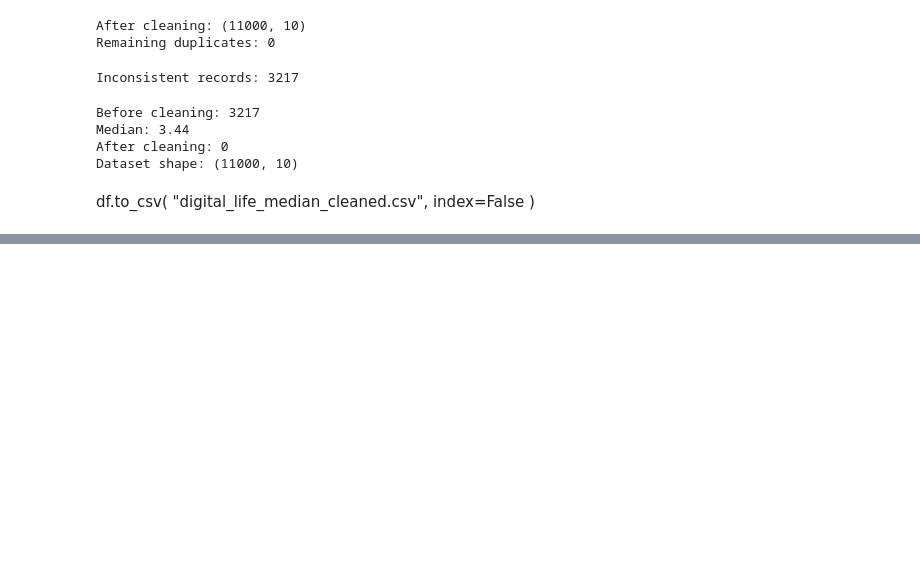
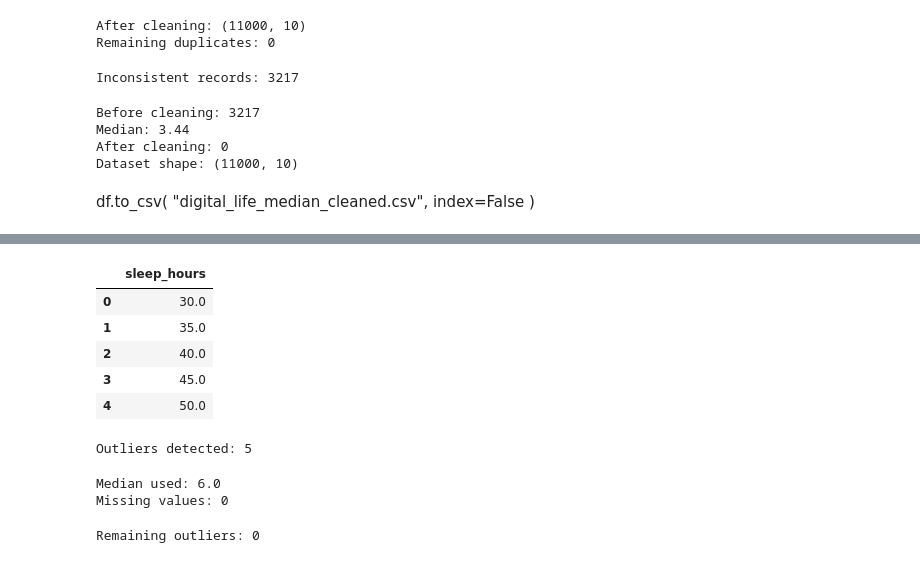
Before and after one commit to VaniGupta290307/digital-life-habits, a Jupyter notebook: Digital_life_habbit/data/digital_life_analysis.ipynb, the cells around one changed output, grey strips where cells are left out. Saved outputs shown, nothing was run; the diff lists cells and outputs as text; code cells hidden in the pictures; blank space fills up the shorter version.

```diff
--- a/Digital_life_habbit/data/digital_life_analysis.ipynb
+++ b/Digital_life_habbit/data/digital_life_analysis.ipynb
@@ -375,0 +411,61 @@ df.to_csv(
+# %%
+df_outlier = df.copy()
+
+# Introduce 5 extreme sleep-duration values
+df_outlier.loc[df_outlier.index[:5], "sleep_hours"] = [
+    30, 35, 40, 45, 50
+]
+
+display(df_outlier[["sleep_hours"]].head())
+# %% [output]
+|  | sleep_hours |
+| 0 | 30.0 |
+| 1 | 35.0 |
+| 2 | 40.0 |
+| 3 | 45.0 |
+| 4 | 50.0 |
+# %%
+Q1 = df_outlier["sleep_hours"].quantile(0.25)
+Q3 = df_outlier["sleep_hours"].quantile(0.75)
+
+IQR = Q3 - Q1
+
+lower = Q1 - 1.5 * IQR
+upper = Q3 + 1.5 * IQR
+
+condition = (
+    (df_outlier["sleep_hours"] < lower) |
+    (df_outlier["sleep_hours"] > upper)
+)
+
+print("Outliers detected:", condition.sum())
+# %% [output]
+Outliers detected: 5
+# %%
+import numpy as np
+
+# Mark outliers as missing
+df_outlier.loc[condition, "sleep_hours"] = np.nan
+
+# Calculate median from remaining valid values
+median_sleep = df_outlier["sleep_hours"].median()
+
+# Replace missing values
+df_outlier["sleep_hours"] = (
+    df_outlier["sleep_hours"].fillna(median_sleep)
+)
+
+print("Median used:", median_sleep)
+print("Missing values:", df_outlier["sleep_hours"].isna().sum())
+# %% [output]
+Median used: 6.0
+Missing values: 0
+# %%
+remaining_outliers = (
+    (df_outlier["sleep_hours"] < lower) |
+    (df_outlier["sleep_hours"] > upper)
+).sum()
+
+print("Remaining outliers:", remaining_outliers)
+# %% [output]
+Remaining outliers: 0
```
Also changed, not shown: parts of 1 cell of this notebook.
